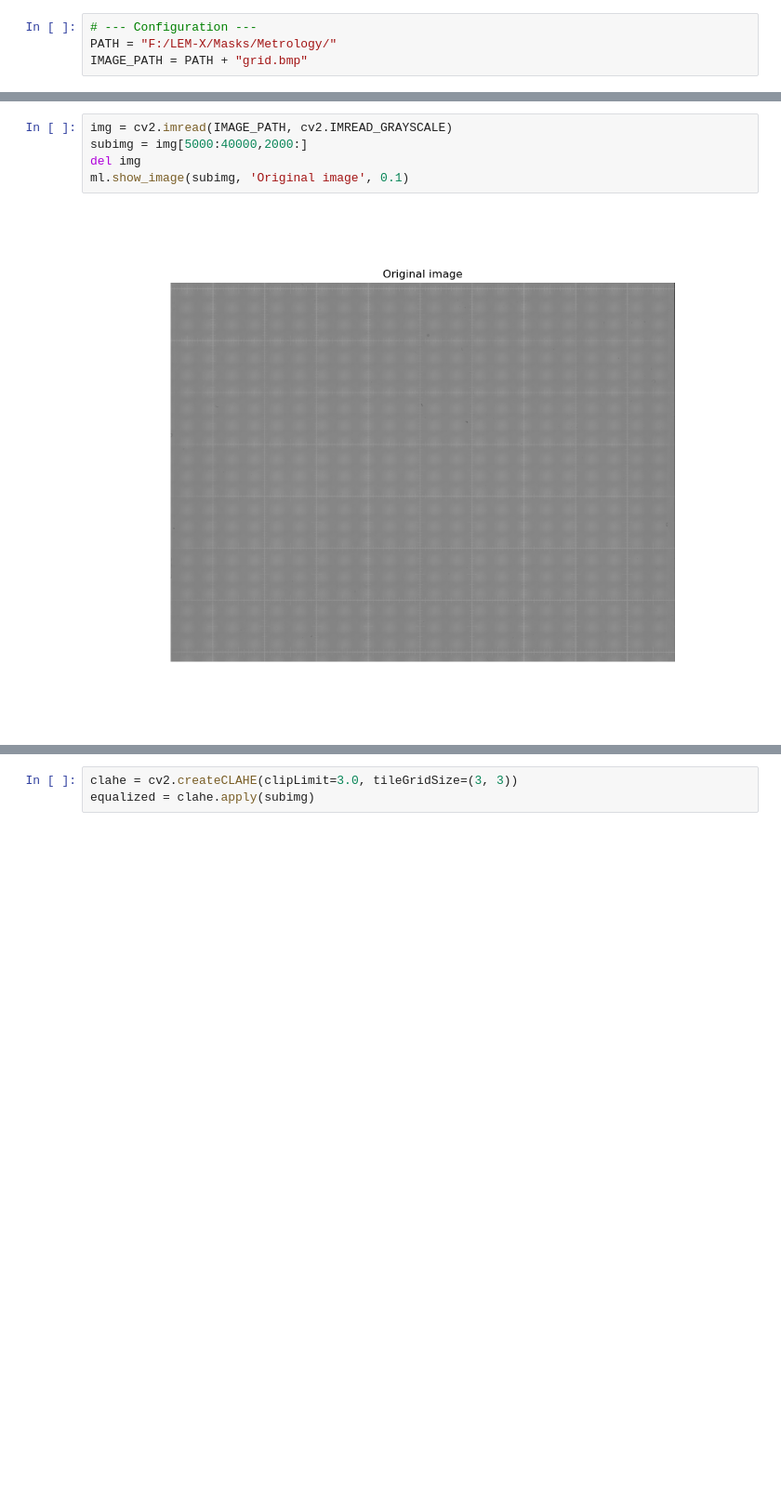
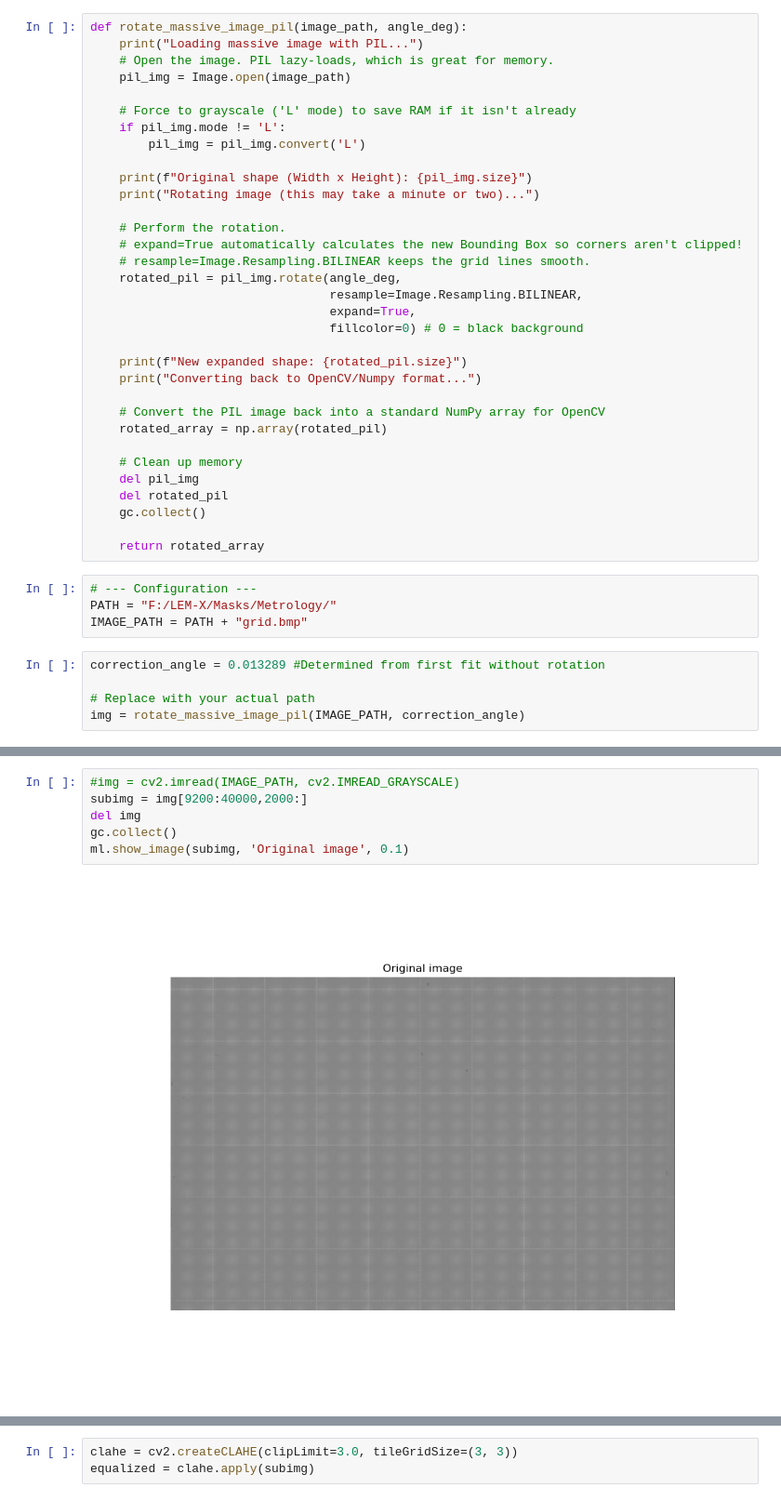
Before and after one commit to yuri-evangelista/CodedMasks, a Jupyter notebook: Metrology/grid_analysis_xy_resolution_test.ipynb, the cells around one changed output, grey strips where cells are left out. Shown at 93% size. Drawn from its saved outputs; the diff is of its cells as text; blank space fills up the shorter version.

```diff
--- a/Metrology/grid_analysis_xy_resolution_test.ipynb
+++ b/Metrology/grid_analysis_xy_resolution_test.ipynb
@@ -18,4 +24,42 @@ import metrology_lib as ml
+# %%
+def rotate_massive_image_pil(image_path, angle_deg):
+    print("Loading massive image with PIL...")
+    # Open the image. PIL lazy-loads, which is great for memory.
+    pil_img = Image.open(image_path)
+
+    # Force to grayscale ('L' mode) to save RAM if it isn't already
+    if pil_img.mode != 'L':
+        pil_img = pil_img.convert('L')
+
+    print(f"Original shape (Width x Height): {pil_img.size}")
+    print("Rotating image (this may take a minute or two)...")
+
+    # Perform the rotation.
+    # expand=True automatically calculates the new Bounding Box so corners aren't clipped!
+    # resample=Image.Resampling.BILINEAR keeps the grid lines smooth.
+    rotated_pil = pil_img.rotate(angle_deg,
+                                 resample=Image.Resampling.BILINEAR,
+                                 expand=True,
+                                 fillcolor=0) # 0 = black background
+
+    print(f"New expanded shape: {rotated_pil.size}")
+    print("Converting back to OpenCV/Numpy format...")
+
+    # Convert the PIL image back into a standard NumPy array for OpenCV
+    rotated_array = np.array(rotated_pil)
+
+    # Clean up memory
+    del pil_img
+    del rotated_pil
+    gc.collect()
+
+    return rotated_array
 # %%
 # --- Configuration ---
 PATH = "F:/LEM-X/Masks/Metrology/"
 IMAGE_PATH = PATH + "grid.bmp"
+# %%
+correction_angle = 0.013289 #Determined from first fit without rotation
+
+# Replace with your actual path
+img = rotate_massive_image_pil(IMAGE_PATH, correction_angle)
@@ -22,7 +72,8 @@ IMAGE_PATH = PATH + "grid.bmp"
 # %%
-img = cv2.imread(IMAGE_PATH, cv2.IMREAD_GRAYSCALE)
-subimg = img[5000:40000,2000:]
+#img = cv2.imread(IMAGE_PATH, cv2.IMREAD_GRAYSCALE)
+subimg = img[9200:40000,2000:]
 del img
+gc.collect()
 ml.show_image(subimg, 'Original image', 0.1)
 # %% [output]
-[figure, old version]
+[figure, new version]
```
Also changed, not shown: parts of 11 cells of this notebook.
